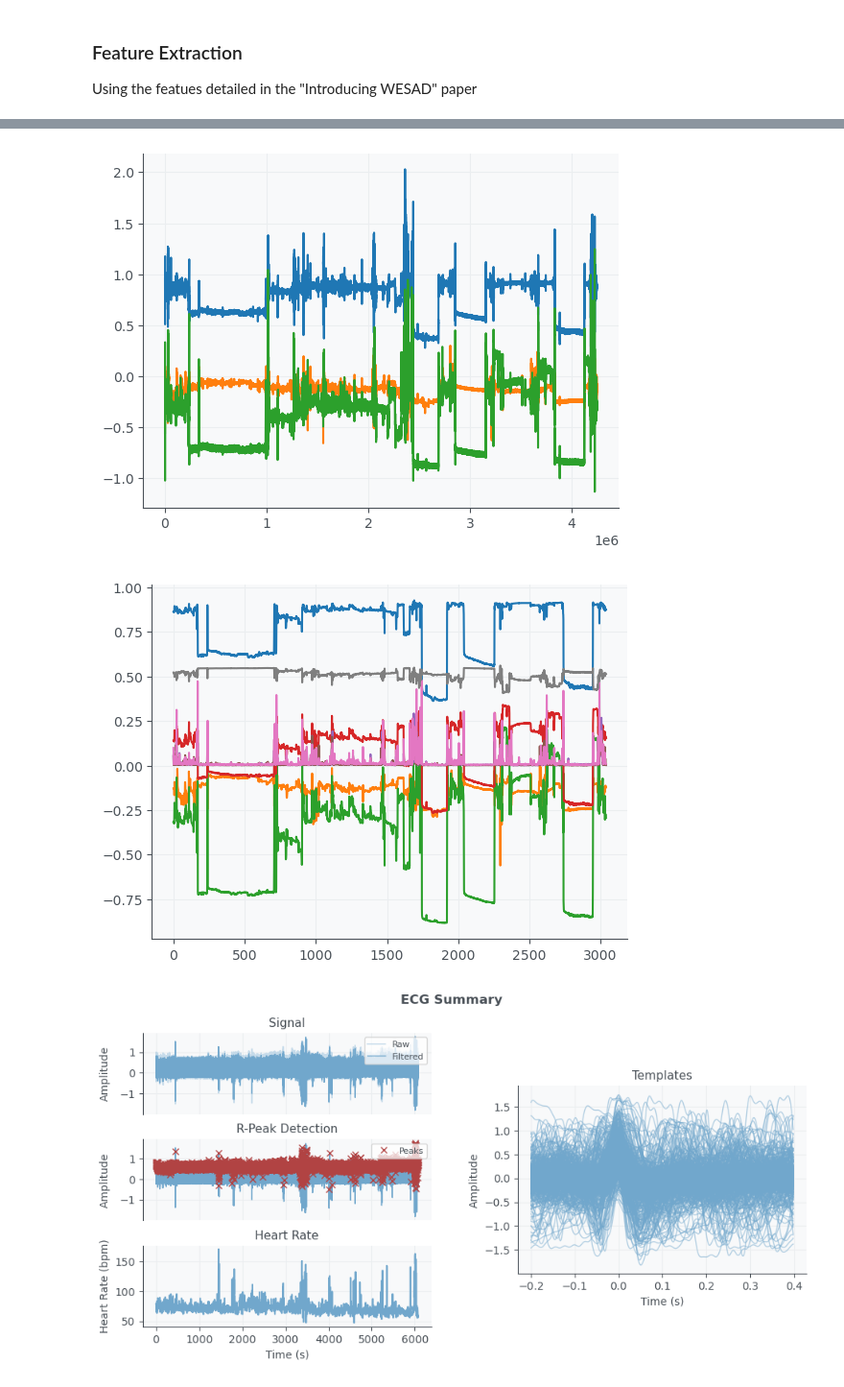
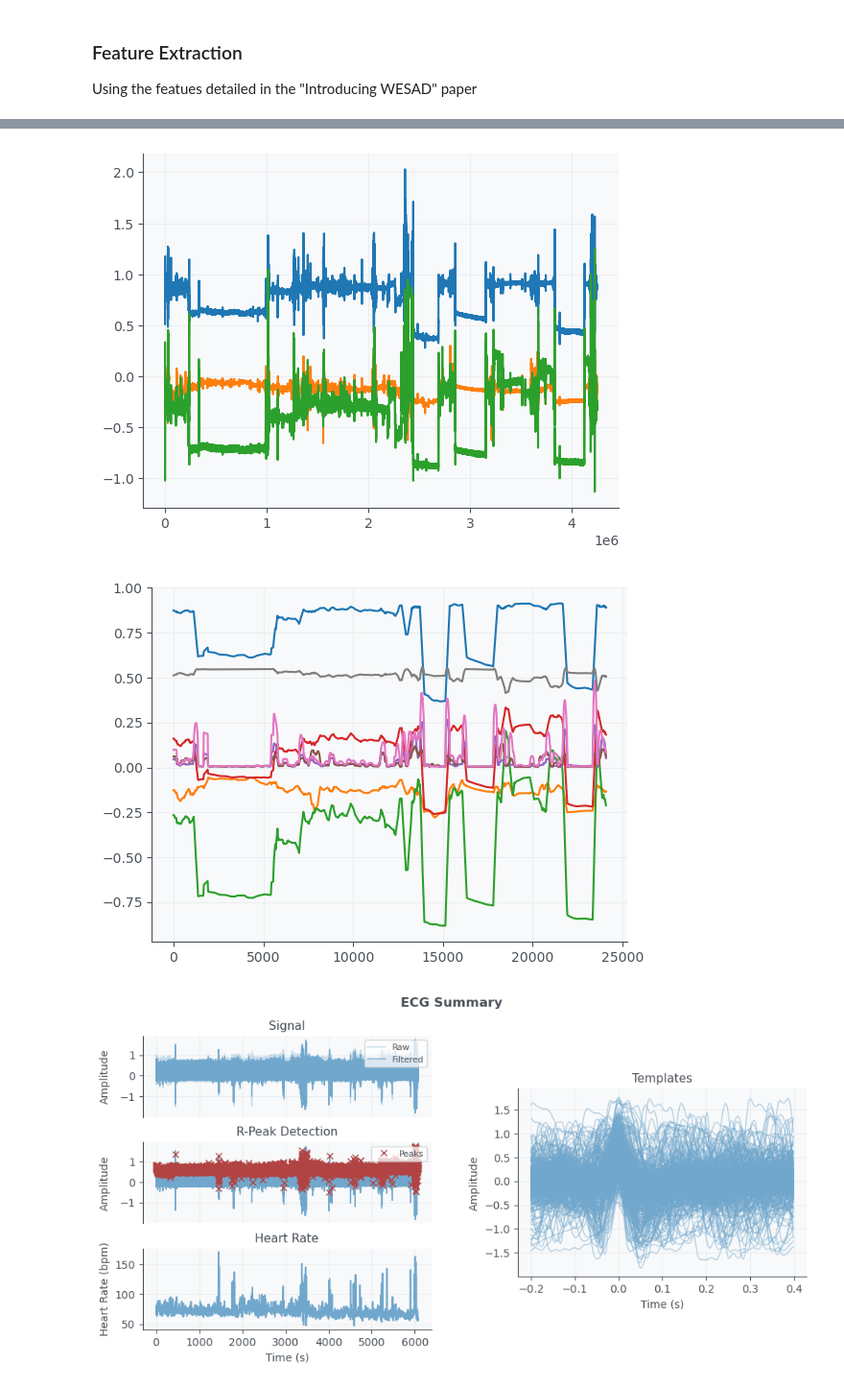
Before and after one commit to calderast/multimodal-emotions, a Jupyter notebook: Data-preprocessing.ipynb, the cells around one changed output, grey strips where cells are left out. Shown: that part at 96% size. Drawn from its saved outputs; the diff is of its cells as text; code cells hidden in the pictures.

Commit message:
change window to match the paper

```diff
--- a/Data-preprocessing.ipynb
+++ b/Data-preprocessing.ipynb
@@ -151,8 +151,8 @@ chest_data = loaded_data["signal"]["chest"]
 raw_labels = loaded_data["label"]
 segmented_data_dict = {}
 
-segment_length = 2 # in seconds
-window_stride = 2 # in seconds (segment_length = window_stride means no overlap between windows)
+segment_length = 60 # in seconds
+window_stride = 0.25 # in seconds (segment_length = window_stride means no overlap between windows)
 
 # Segment the data
 for data_type in chest_data_types:
@@ -264,6 +269,7 @@ def get_ACC_features(data):
     return features
 
 # get ACC features
+acc_data = segmented_data_dict["ACC"]
 acc_features = np.zeros((len(acc_data),8))
 for i in range(len(acc_data)):
     acc_features[i, :] = get_ACC_features(segmented_data_dict["ACC"][i])
@@ -283,5 +289,5 @@ plt.show()
 [figure]
-[figure, old version]
+[figure, new version]
 # %%
 # Process ECG data
 
```
Also changed, not shown: parts of 6 cells of this notebook.
